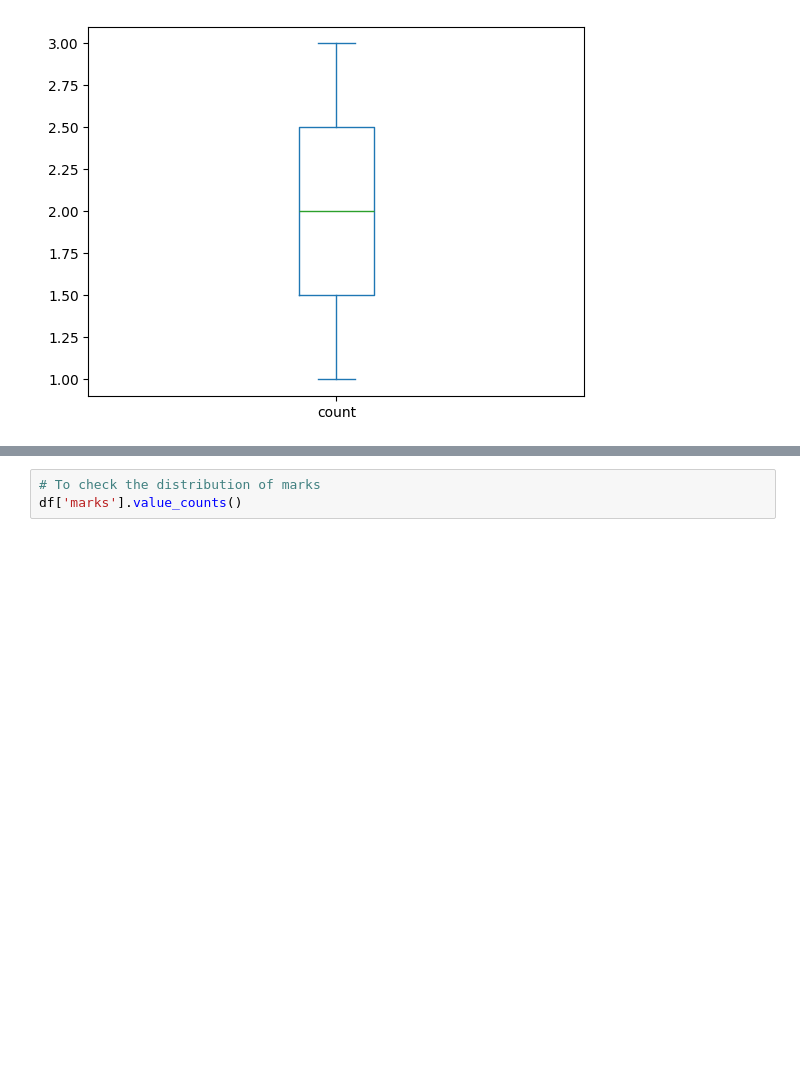
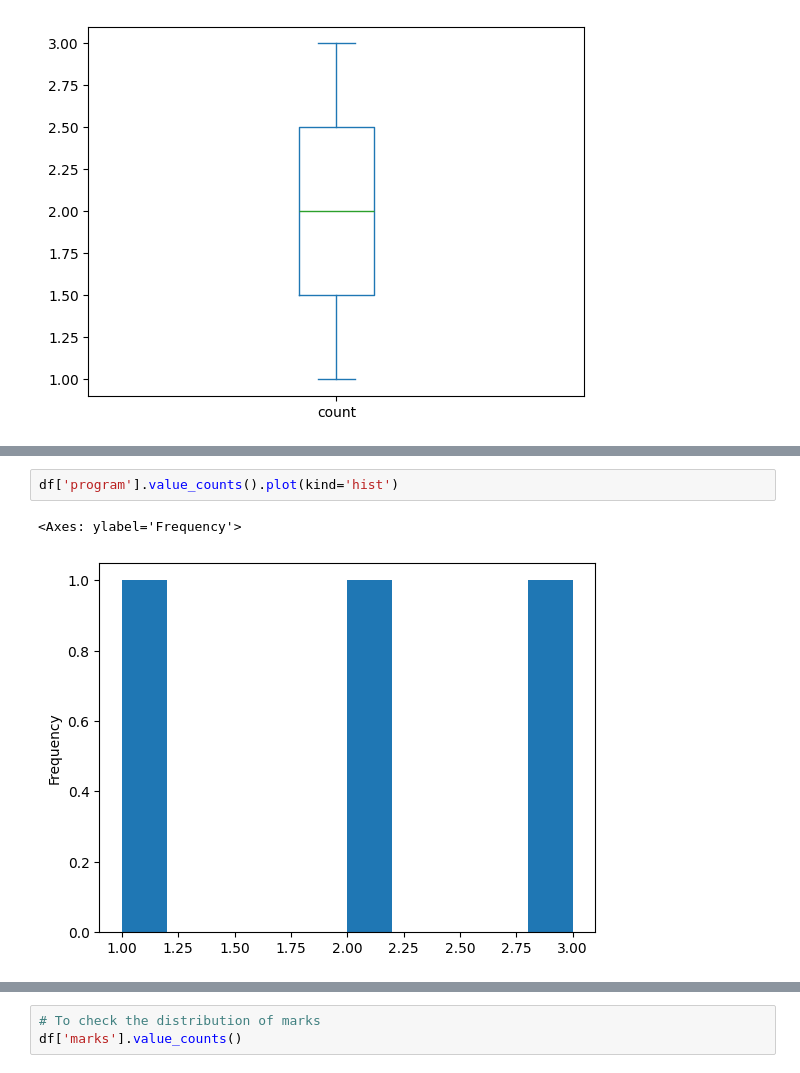
Before and after one commit to Sru-j/daily_lab_activities, a Jupyter notebook: pandas_dataframeII_S.ipynb, the cells around one changed output, grey strips where cells are left out. Cells and saved outputs as stored; diff of their text form; blank space fills up the shorter version.

```diff
--- a/pandas_dataframeII_S.ipynb
+++ b/pandas_dataframeII_S.ipynb
@@ -313,0 +319,5 @@ df['program'].value_counts().plot(kind='box')
+# %%
+df['program'].value_counts().plot(kind='hist')
+# %% [output]
+<Axes: ylabel='Frequency'>
+[figure, added]
```
Also changed, not shown: parts of 2 cells of this notebook.
